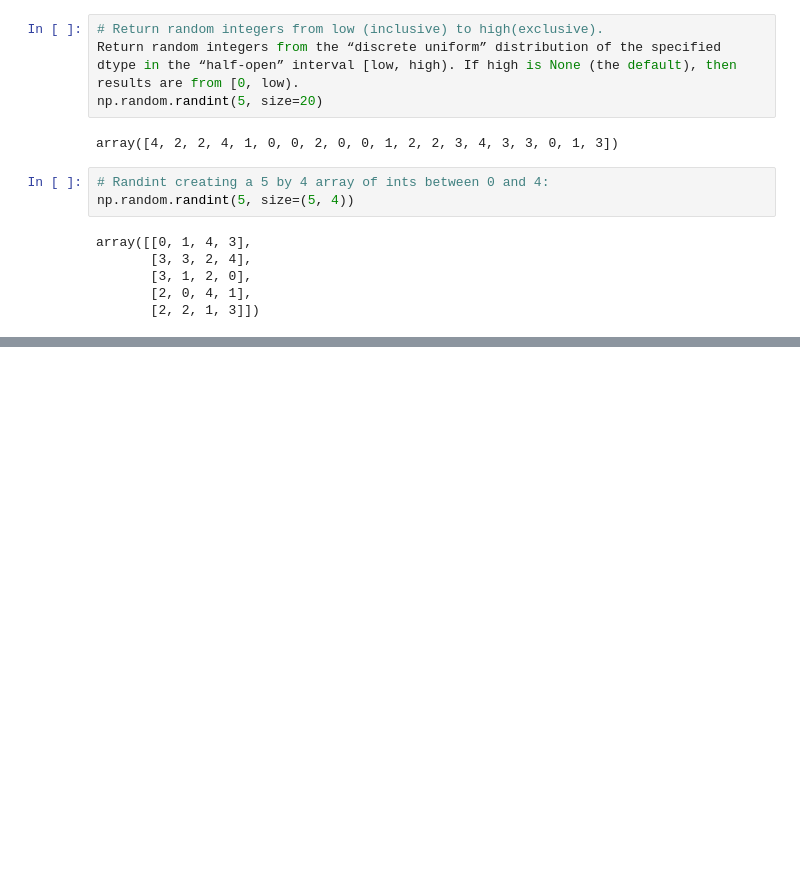
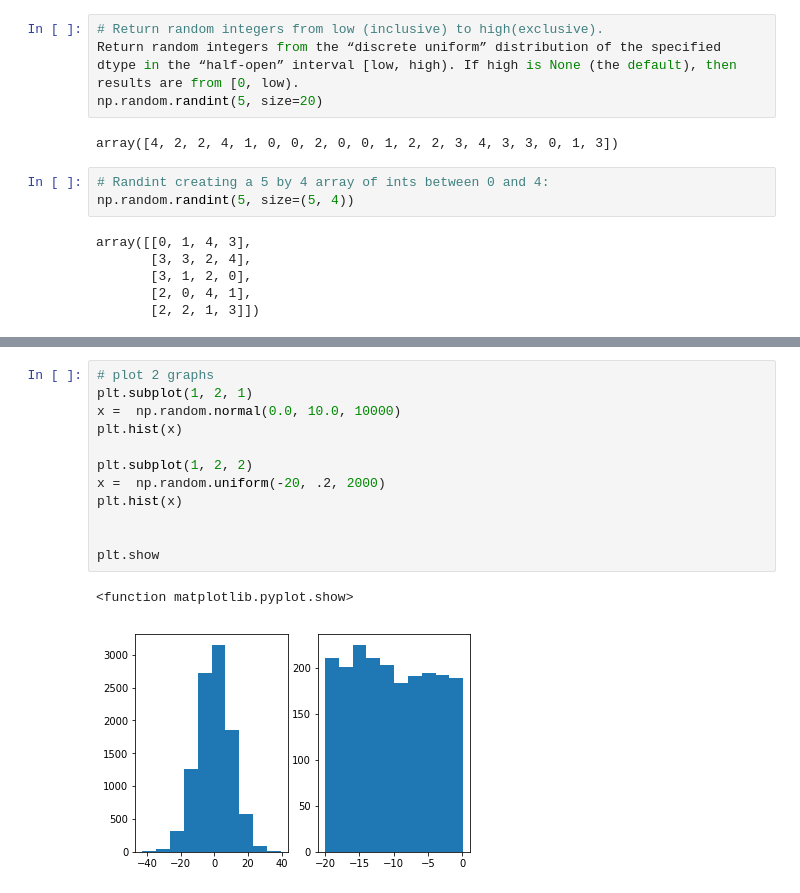
Before and after one commit to shakti230/numpy-random, a Jupyter notebook: numpy-random.ipynb, the cells around one changed output, grey strips where cells are left out. Drawn from its saved outputs; the diff is of its cells as text; blank space fills up the shorter version.

```diff
--- a/numpy-random.ipynb
+++ b/numpy-random.ipynb
@@ -65,0 +139,15 @@ array([[0, 1, 4, 3],
+# %%
+# plot 2 graphs
+plt.subplot(1, 2, 1)
+x =  np.random.normal(0.0, 10.0, 10000)
+plt.hist(x)
+
+plt.subplot(1, 2, 2)
+x =  np.random.uniform(-20, .2, 2000)
+plt.hist(x)
+
+
+plt.show
+# %% [output]
+<function matplotlib.pyplot.show>
+[figure, added]
```
Also changed, not shown: parts of 6 cells of this notebook.
